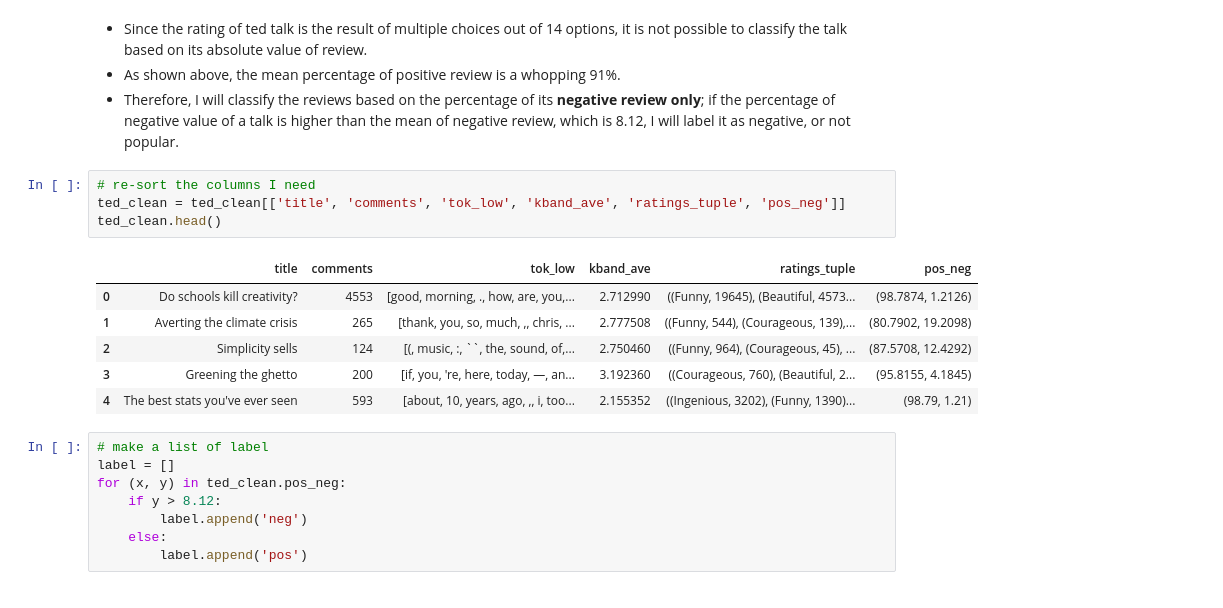
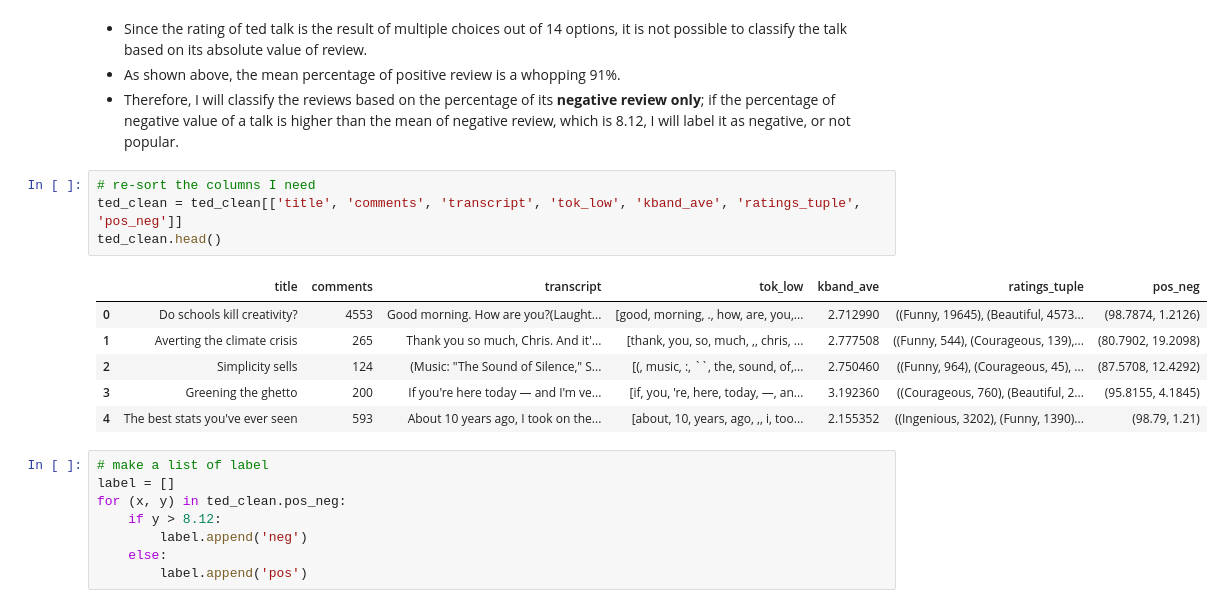
Before and after one commit to Data-Science-for-Linguists-2023/TED-Talk-Rating-Analysis, a Jupyter notebook: code/ted_analysis_code.ipynb, the cells around one changed output. Saved outputs shown, nothing was run; the diff lists cells and outputs as text.

```diff
--- a/code/ted_analysis_code.ipynb
+++ b/code/ted_analysis_code.ipynb
@@ -475,15 +475,15 @@ print(mean_pos, mean_neg)
 * Therefore, I will classify the reviews based on the percentage of its **negative review only**; if the percentage of negative value of a talk is higher than the mean of negative review, which is 8.12, I will label it as negative, or not popular.
 # %%
 # re-sort the columns I need
-ted_clean = ted_clean[['title', 'comments', 'tok_low', 'kband_ave', 'ratings_tuple', 'pos_neg']]
+ted_clean = ted_clean[['title', 'comments', 'transcript', 'tok_low', 'kband_ave', 'ratings_tuple', 'pos_neg']]
 ted_clean.head()
 # %% [output]
-|  | title | comments | tok_low | kband_ave | ratings_tuple | pos_neg |
-| 0 | Do schools kill creativity? | 4553 | [good, morning, ., how, are, you,... | 2.712990 | ((Funny, 19645), (Beautiful, 4573... | (98.7874, 1.2126) |
-| 1 | Averting the climate crisis | 265 | [thank, you, so, much, ,, chris, ... | 2.777508 | ((Funny, 544), (Courageous, 139),... | (80.7902, 19.2098) |
-| 2 | Simplicity sells | 124 | [(, music, :, ``, the, sound, of,... | 2.750460 | ((Funny, 964), (Courageous, 45), ... | (87.5708, 12.4292) |
-| 3 | Greening the ghetto | 200 | [if, you, 're, here, today, —, an... | 3.192360 | ((Courageous, 760), (Beautiful, 2... | (95.8155, 4.1845) |
-| 4 | The best stats you've ever seen | 593 | [about, 10, years, ago, ,, i, too... | 2.155352 | ((Ingenious, 3202), (Funny, 1390)... | (98.79, 1.21) |
+|  | title | comments | transcript | tok_low | kband_ave | ratings_tuple | pos_neg |
+| 0 | Do schools kill creativity? | 4553 | Good morning. How are you?(Laught... | [good, morning, ., how, are, you,... | 2.712990 | ((Funny, 19645), (Beautiful, 4573... | (98.7874, 1.2126) |
+| 1 | Averting the climate crisis | 265 | Thank you so much, Chris. And it'... | [thank, you, so, much, ,, chris, ... | 2.777508 | ((Funny, 544), (Courageous, 139),... | (80.7902, 19.2098) |
+| 2 | Simplicity sells | 124 | (Music: "The Sound of Silence," S... | [(, music, :, ``, the, sound, of,... | 2.750460 | ((Funny, 964), (Courageous, 45), ... | (87.5708, 12.4292) |
+| 3 | Greening the ghetto | 200 | If you're here today — and I'm ve... | [if, you, 're, here, today, —, an... | 3.192360 | ((Courageous, 760), (Beautiful, 2... | (95.8155, 4.1845) |
+| 4 | The best stats you've ever seen | 593 | About 10 years ago, I took on the... | [about, 10, years, ago, ,, i, too... | 2.155352 | ((Ingenious, 3202), (Funny, 1390)... | (98.79, 1.21) |
 # %%
 # make a list of label
 label = []
```
Also changed, not shown: parts of 21 cells of this notebook.
